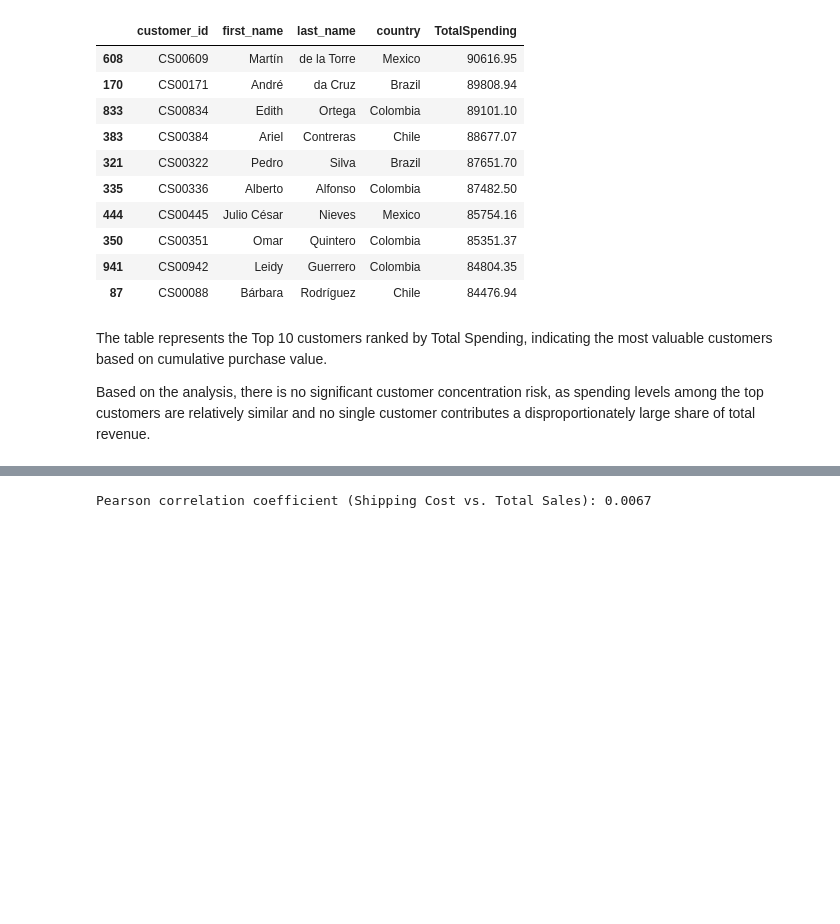
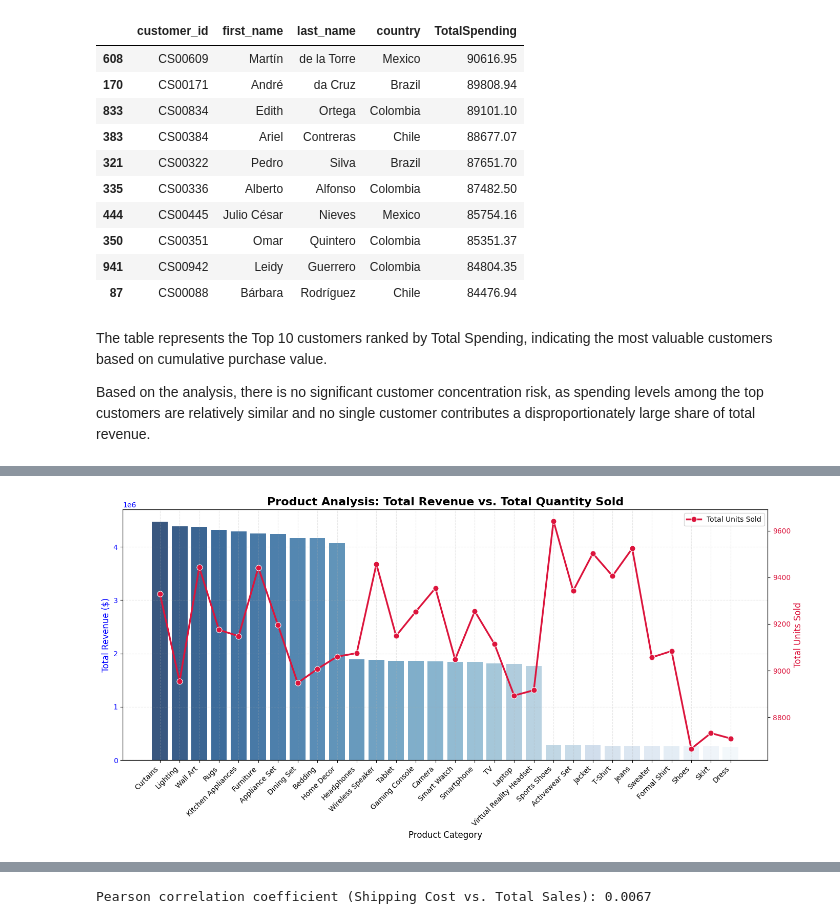
Before and after one commit to VY-MS123/NTUC_Capstone_MarketAnalysis, a Jupyter notebook: Capstone_Market.ipynb, the cells around one changed output, grey strips where cells are left out. Drawn from its saved outputs; the diff is of its cells as text; code cells hidden in the pictures; blank space fills up the shorter version.

```diff
--- a/Capstone_Market.ipynb
+++ b/Capstone_Market.ipynb
@@ -226,0 +285,61 @@ Based on the analysis, there is no significant customer concentration risk, as s
+# %%
+import pandas as pd
+import matplotlib.pyplot as plt
+import seaborn as sns
+
+# 1. Load the dataset
+purch_url = 'https://raw.githubusercontent.com/VY-MS123/NTUC_Capstone_MarketAnalysis/refs/heads/main/purchase.csv'
+df_purch = pd.read_csv(purch_url)
+
+# 2. Aggregate both revenue (price) and quantity (units sold) by product
+product_stats = df_purch.groupby('product_name').agg(
+    TotalRevenue=('price', 'sum'),
+    TotalQuantity=('quantity', 'sum')
+).reset_index()
+
+# Sort by Revenue for clean visualization flow
+product_stats = product_stats.sort_values(by='TotalRevenue', ascending=False)
+
+# 3. Create a dual-axis plot
+fig, ax1 = plt.subplots(figsize=(14, 7))
+
+# Primary axis: Bar chart for Total Revenue
+sns.barplot(
+    data=product_stats,
+    x='product_name',
+    y='TotalRevenue',
+    ax=ax1,
+    palette='Blues_r',
+    hue='product_name',
+    legend=False,
+    alpha=0.85
+)
+ax1.set_title('Product Analysis: Total Revenue vs. Total Quantity Sold', fontsize=16, fontweight='bold')
+ax1.set_xlabel('Product Category', fontsize=12)
+ax1.set_ylabel('Total Revenue ($)', color='b', fontsize=12)
+ax1.tick_params(axis='y', labelcolor='b')
+ax1.set_xticklabels(ax1.get_xticklabels(), rotation=45, ha='right')
+
+# Secondary axis: Line chart with markers for Quantity Sold
+ax2 = ax1.twinx()
+sns.lineplot(
+    data=product_stats,
+    x='product_name',
+    y='TotalQuantity',
+    ax=ax2,
+    color='crimson',
+    marker='o',
+    linewidth=2.5,
+    markersize=8,
+    sort=False,
+    label='Total Units Sold'
+)
+ax2.set_ylabel('Total Units Sold', color='crimson', fontsize=12)
+ax2.tick_params(axis='y', labelcolor='crimson')
+ax2.legend(loc='upper right')
+
+ax1.grid(True, linestyle='--', alpha=0.3)
+plt.tight_layout()
+plt.show()
+# %% [output]
+[figure, added]
```
Also changed, not shown: parts of 4 cells of this notebook.
